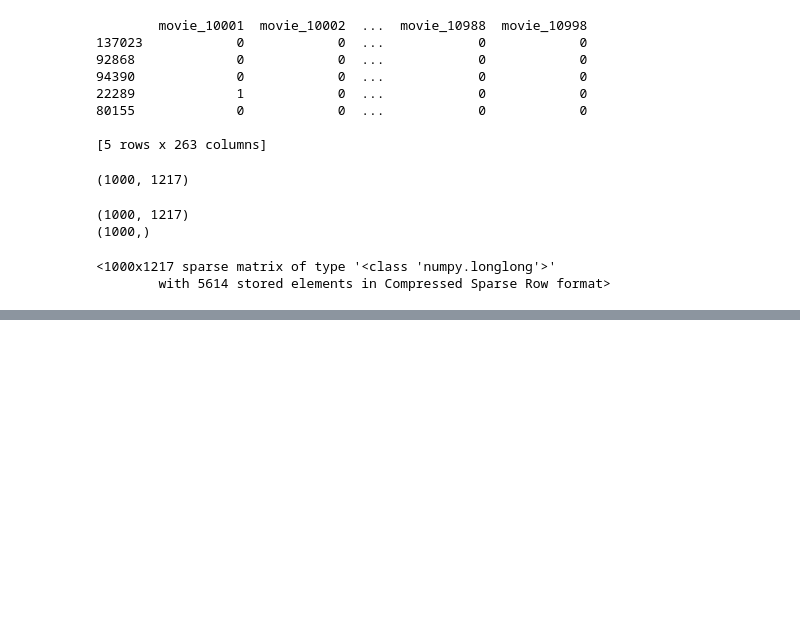
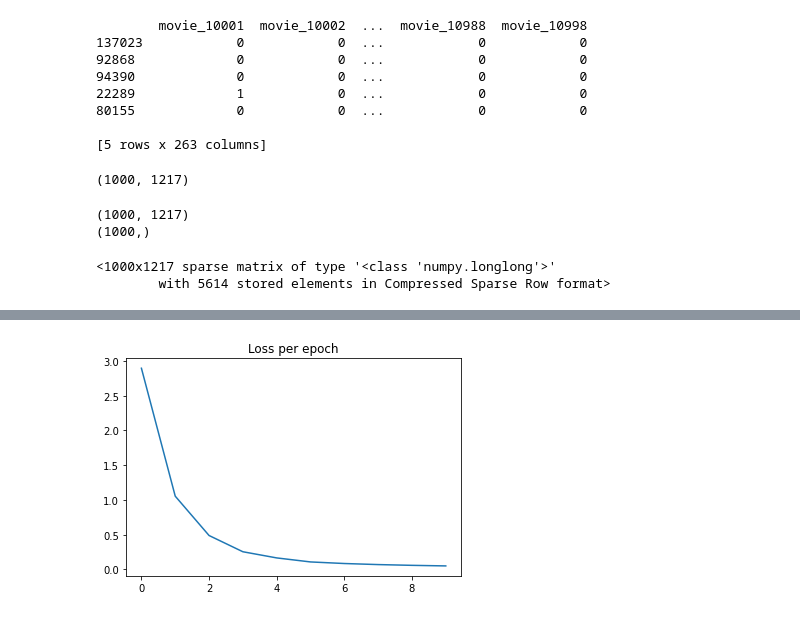
Before and after one commit to fromptj/recommender_system, a Jupyter notebook: 03-Recommender-System-DeepLearning/Factorization_Machine.ipynb, the cells around one changed output, grey strips where cells are left out. Cells and saved outputs as stored; diff of their text form; code cells hidden in the pictures; blank space fills up the shorter version.

Commit message:
train factorization machine

```diff
--- a/03-Recommender-System-DeepLearning/Factorization_Machine.ipynb
+++ b/03-Recommender-System-DeepLearning/Factorization_Machine.ipynb
@@ -228,0 +305,38 @@ X_train_sparse
+# %%
+# Train Factorization Machine
+# X -> sparse csr_matrix, y -> label
+def fit(X, y, config):
+    epochs = config['num_epochs']
+    num_factors = config['num_factors']
+    learning_rate = config['learning_rate']
+    reg_weights = config['reg_weights']
+    reg_features = config['reg_features']
+
+    num_samples, num_features = X.shape
+    weights = np.zeros(num_features) # -> w
+    global_bias = 0.0 # -> w0
+
+    # latent factors for all features -> v
+    feature_factors = np.random.normal(size = (num_factors, num_features))
+
+    epoch_loss = []
+    for epoch in range(epochs):
+        loss = sgd(X, y, num_samples, num_features,
+                            global_bias, weights,
+                            feature_factors, num_factors,
+                            learning_rate, reg_weights, reg_features)
+        print(f'[epoch: {epoch+1}], loss: {loss}')
+
+        epoch_loss.append(loss)
+
+    return epoch_loss
+# %%
+config = {
+    "num_epochs": 10,
+    "num_factors": 10,
+    "learning_rate": 0.1,
+    "reg_weights": 0.01,
+    "reg_features": 0.01
+}
+# %%
+epoch_loss = fit(X_train_sparse, y_train.values, config)
@@ -228,0 +354,7 @@ X_train_sparse
+# %%
+import matplotlib.pyplot as plt
+plt.plot(epoch_loss)
+plt.title('Loss per epoch')
+plt.show()
+# %% [output]
+[figure, added]
```
Also changed, not shown: parts of 7 cells of this notebook.
